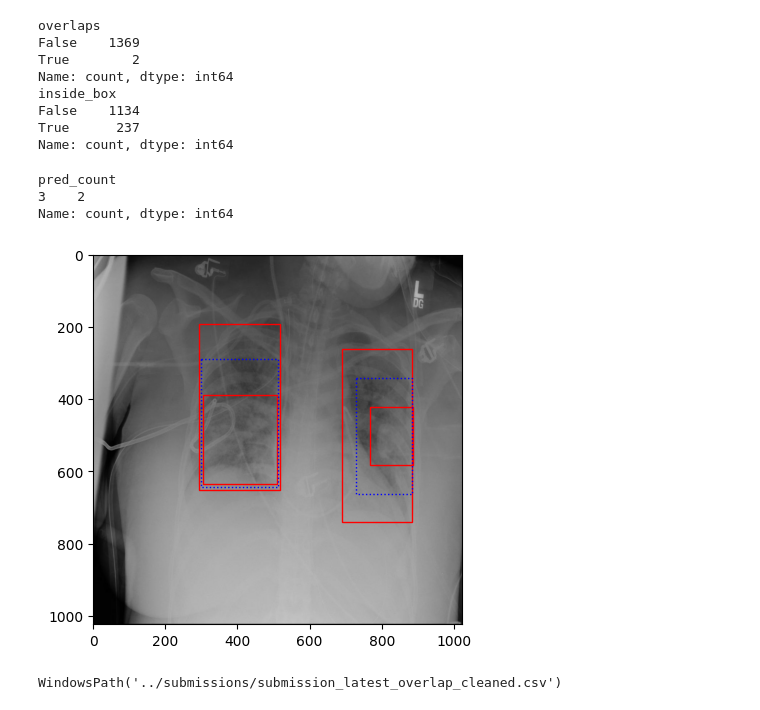
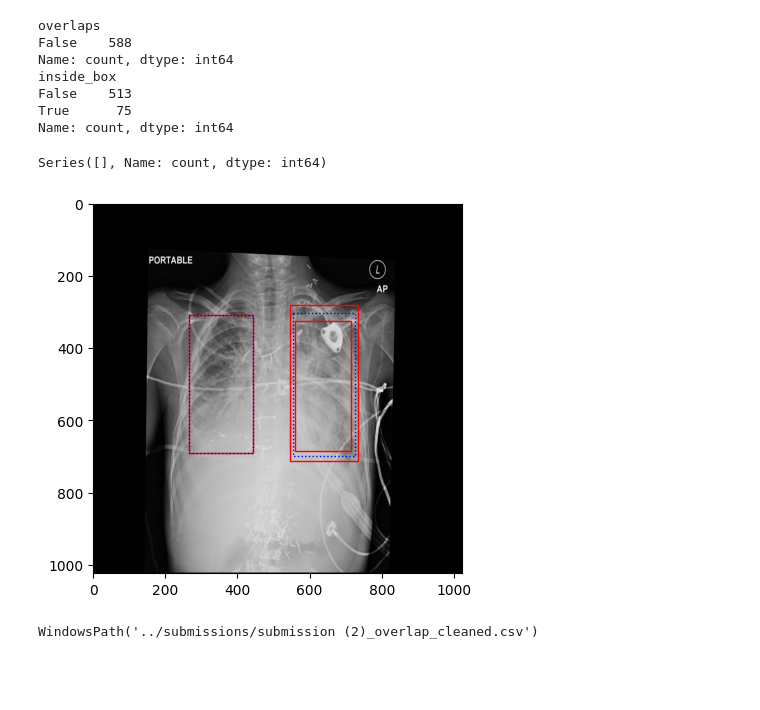
Before and after one commit to nastyabekesheva/RSNA-PneumoniaDetectionChallenge, a Jupyter notebook: utils/clean_overlaps.ipynb, the cells around one changed output. Drawn from its saved outputs; the diff is of its cells as text; code cells hidden in the pictures; blank space fills up the shorter version.

```diff
--- a/utils/clean_overlaps.ipynb
+++ b/utils/clean_overlaps.ipynb
@@ -5,7 +5,7 @@ import matplotlib.pyplot as plt
 import matplotlib.patches as patches
 from PIL import Image
 # %%
-path = Path('../submissions/submission_latest.csv')
+path = Path('../submissions/submission (2).csv')
 df = pd.read_csv(path)
 print(path.name)
 # %% [output]
@@ -161,40 +160,37 @@ print(df.query('pred_count>0')['overlaps'].value_counts())
 print(df.query('pred_count>0')['inside_box'].value_counts())
 # %% [output]
 overlaps
-False    1369
-True        2
+False    588
 Name: count, dtype: int64
 inside_box
-False    1134
-True      237
+False    513
+True      75
 Name: count, dtype: int64
 # %%
 df[df['overlaps']]['pred_count'].value_counts().sort_index()
 # %% [output]
-pred_count
-3    2
-Name: count, dtype: int64
+Series([], Name: count, dtype: int64)
 # %%
 df['PredictionString_'] = df['PredictionString']
 # %%
 s = df.query('inside_box').sample(1).iloc[0]
 
-img = Image.open(f'../dataset/{s["patientId"]}.jpg')
+img = Image.open(f'../test_set/{s["patientId"]}.jpg')
 img = img.convert('RGB')
 ax = plt.gca()
 boxes = str_to_boxes(s['PredictionString_'])
 for b in boxes:
     rect = patches.Rectangle((b[1], b[2]), b[3], b[4], linewidth=1, edgecolor='r', facecolor='none')
     ax.add_patch(rect)
 
 fixed_s = merge_overlapping(s['PredictionString_'])
 boxes_fixed = str_to_boxes(fixed_s)
 for b in boxes_fixed:
     rect = patches.Rectangle((b[1], b[2]), b[3], b[4], linewidth=1, edgecolor='b', facecolor='none', linestyle=':')
     ax.add_patch(rect)
 plt.imshow(img);
 # %% [output]
-[figure, old version]
+[figure, new version]
 # %%
 df['PredictionString'] = df['PredictionString'].apply(merge_overlapping)
 # %%
@@ -202,4 +198,4 @@ df[['patientId', 'PredictionString']].to_csv(path.with_name(path.stem + '_overla
 # %%
 path.with_name(path.stem + '_overlap_cleaned.csv')
 # %% [output]
-WindowsPath('../submissions/submission_latest_overlap_cleaned.csv')
+WindowsPath('../submissions/submission (2)_overlap_cleaned.csv')
```
Also changed, not shown: parts of 3 cells of this notebook, 3 other files.
